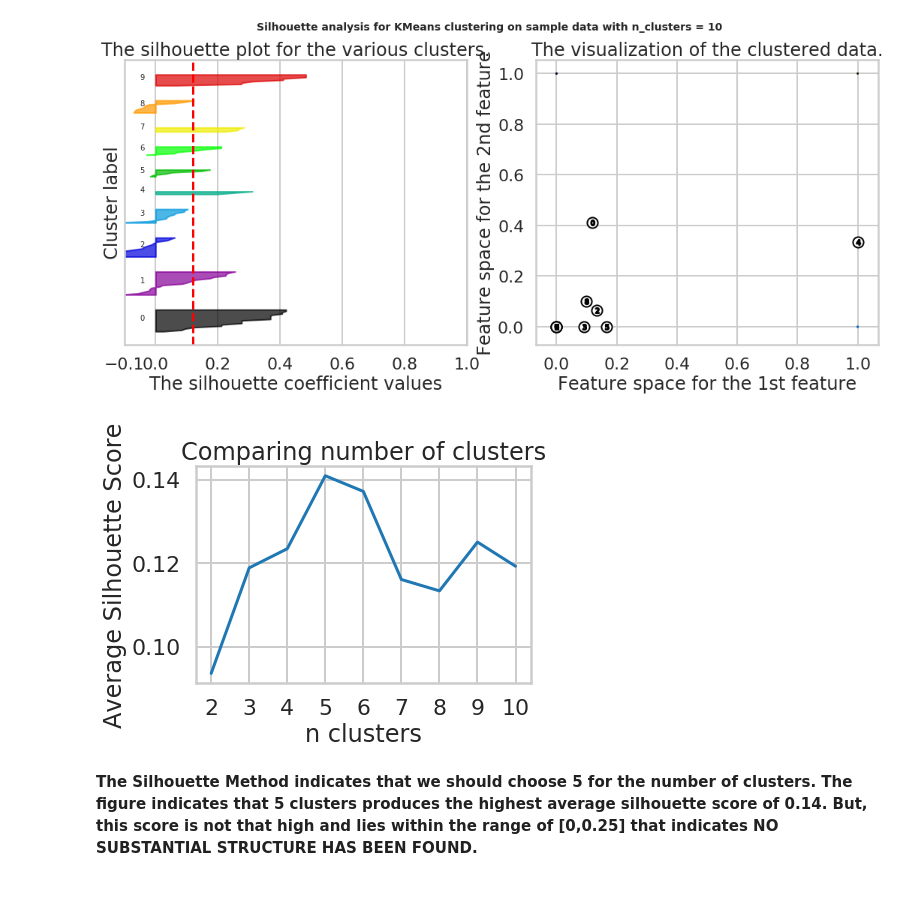
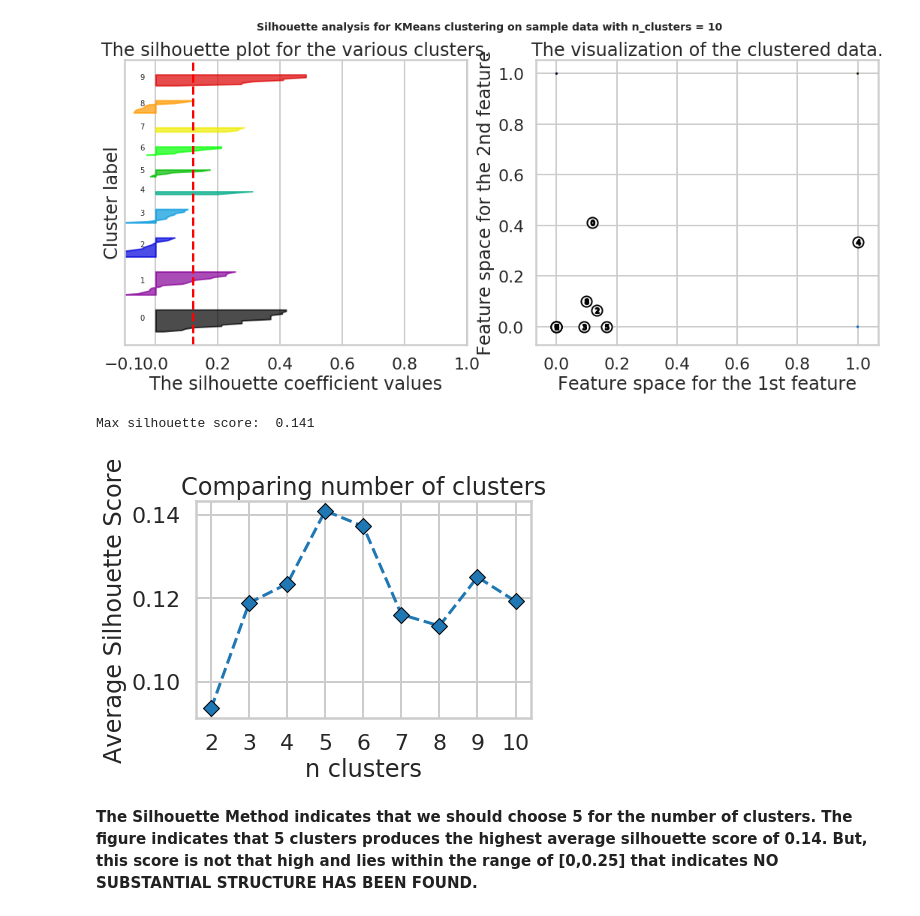
Before and after one commit to AHalarewicz/Clustering, a Jupyter notebook: clustering/Mini_Project_Clustering.ipynb, the cells around one changed output. Saved outputs shown, nothing was run; the diff lists cells and outputs as text; code cells hidden in the pictures.

```diff
--- a/clustering/Mini_Project_Clustering.ipynb
+++ b/clustering/Mini_Project_Clustering.ipynb
@@ -181,7 +181,7 @@ _ = plt.xticks(range(0,9,1),range(2,11,1))
 from sklearn.cluster import KMeans
 
 # specify number of clusters
-n_clusters = 6
+n_clusters = 15
 
 # instatiate a KMeans model
 kmean = KMeans(n_clusters=n_clusters)
@@ -192,7 +192,8 @@ cluster_labels = kmean.fit_predict(x_cols)
 print('possible cluster labels: ',set(cluster_labels))
 
 _ = plt.figure(figsize=(8, 4))
-_ = plt.hist(cluster_labels, bins=range(0, n_clusters+1))
+_ = plt.hist(cluster_labels, bins=range(0, n_clusters+1), edgecolor='k', alpha=0.8)
+_ = plt.title('Bar plot of cluster sizes')
 _ = plt.xlabel('Cluster label')
 _ = plt.ylabel('Cluster size')
 _ = plt.xticks(np.arange(0,n_clusters+1,1)+0.5,range(0,n_clusters,1))
@@ -341,13 +356,16 @@ For n_clusters = 10 The average silhouette_score is : 0.11928332134753233
 [figure]
 [figure]
 # %%
-_ = plt.plot(silhouette_score_avg)
+num_scores = len(silhouette_score_avg)
+_ = plt.plot(silhouette_score_avg, marker='D', markeredgecolor="k", linestyle='--')
 _ = plt.title('Comparing number of clusters')
 _ = plt.xlabel('n clusters')
 _ = plt.ylabel('Average Silhouette Score')
-_ = plt.xticks(range(0,9,1),range(2,11,1))
+_ = plt.xticks(range(0,num_scores,1),range(2,num_scores+2,1))
+print("Max silhouette score: ", max(silhouette_score_avg).round(3))
 # %% [output]
+Max silhouette score:  0.141
-[figure, old version]
+[figure, new version]
 # %% [markdown]
 **The Silhouette Method indicates that we should choose 5 for the number of clusters. The figure indicates that 5 clusters produces the highest average silhouette score of 0.14. But, this score is not that high and lies within the range of [0,0.25] that indicates NO SUBSTANTIAL STRUCTURE HAS BEEN FOUND.**
 # %% [markdown]
```
Also changed, not shown: parts of 15 cells of this notebook.
